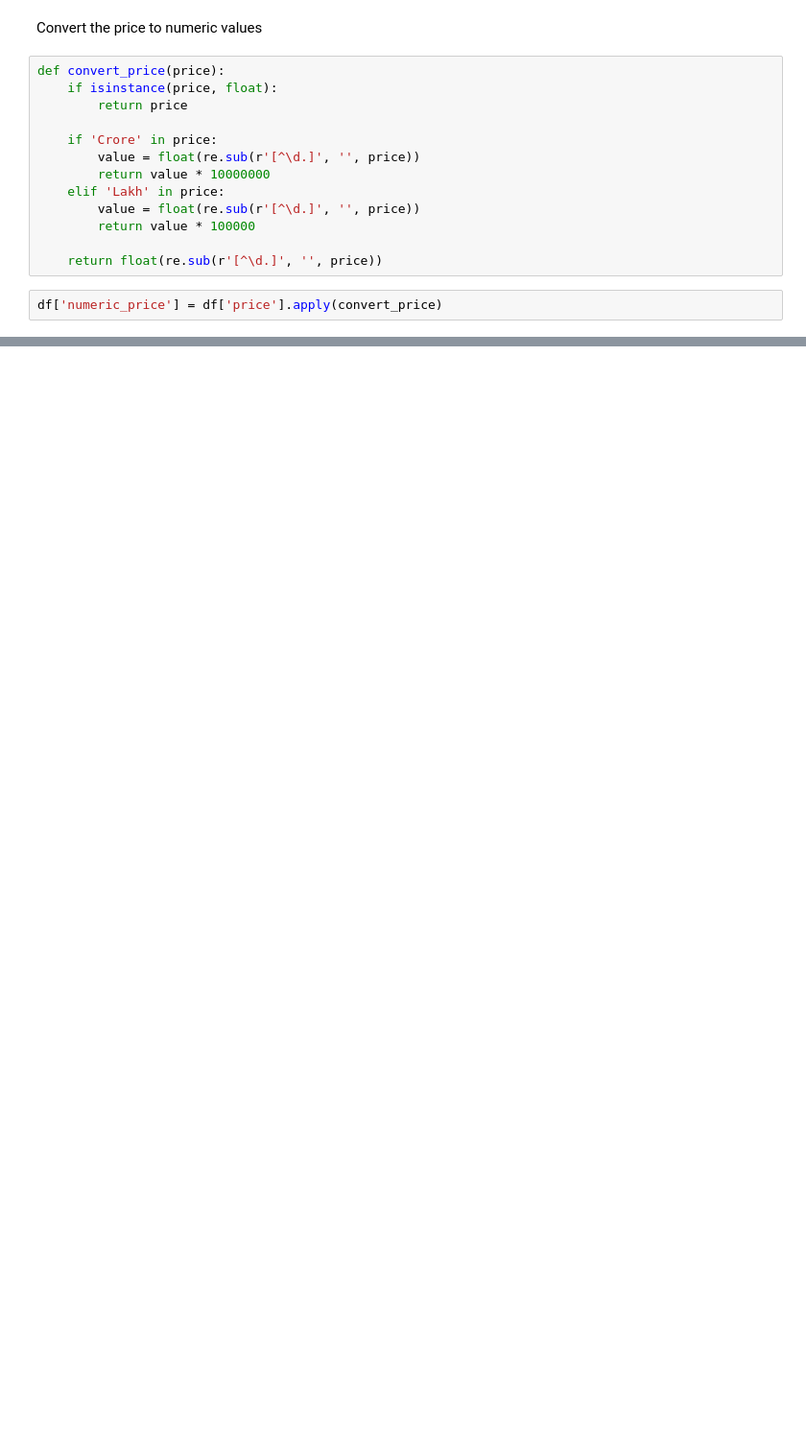
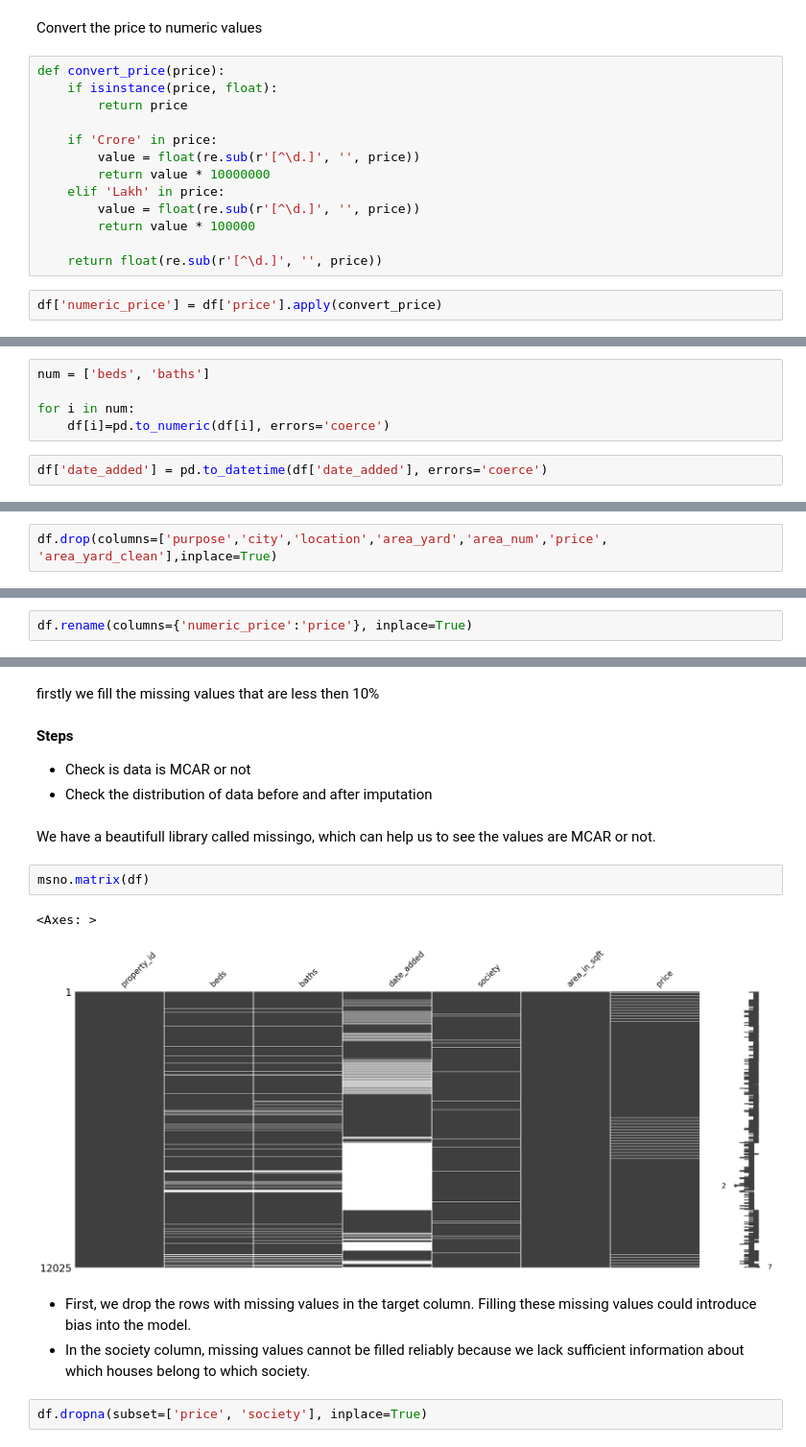
Before and after one commit to danisharain12/Price-Prediction-of-Karachi-Houses, a Jupyter notebook: Houses_Price_Prediction_of_Karachi.ipynb, the cells around one changed output, grey strips where cells are left out. Shown at 96% size. Cells and saved outputs as stored; diff of their text form; blank space fills up the shorter version.

Commit message:
Working on Data inconsisties

```diff
--- a/Houses_Price_Prediction_of_Karachi.ipynb
+++ b/Houses_Price_Prediction_of_Karachi.ipynb
@@ -122,0 +108,7 @@ df['numeric_price'] = df['price'].apply(convert_price)
+# %%
+num = ['beds', 'baths']
+
+for i in num:
+    df[i]=pd.to_numeric(df[i], errors='coerce')
+# %%
+df['date_added'] = pd.to_datetime(df['date_added'], errors='coerce')
@@ -122,0 +117,2 @@ df['numeric_price'] = df['price'].apply(convert_price)
+# %%
+df.drop(columns=['purpose','city','location','area_yard','area_num','price', 'area_yard_clean'],inplace=True)
@@ -122,0 +121,2 @@ df['numeric_price'] = df['price'].apply(convert_price)
+# %%
+df.rename(columns={'numeric_price':'price'}, inplace=True)
@@ -122,0 +140,18 @@ df['numeric_price'] = df['price'].apply(convert_price)
+# %% [markdown]
+firstly we fill the missing values that are less then 10%
+# %% [markdown]
+**Steps**
+- Check is data is MCAR or not
+- Check the distribution of data before and after imputation
+# %% [markdown]
+We have a beautifull library called missingo, which can help us to see the values are MCAR or not.
+# %%
+msno.matrix(df)
+# %% [output]
+<Axes: >
+[figure, added]
+# %% [markdown]
+- First, we drop the rows with missing values in the target column. Filling these missing values could introduce bias into the model.
+- In the society column, missing values cannot be filled reliably because we lack sufficient information about which houses belong to which society.
+# %%
+df.dropna(subset=['price', 'society'], inplace=True)
```
Also changed, not shown: parts of 31 cells of this notebook.
